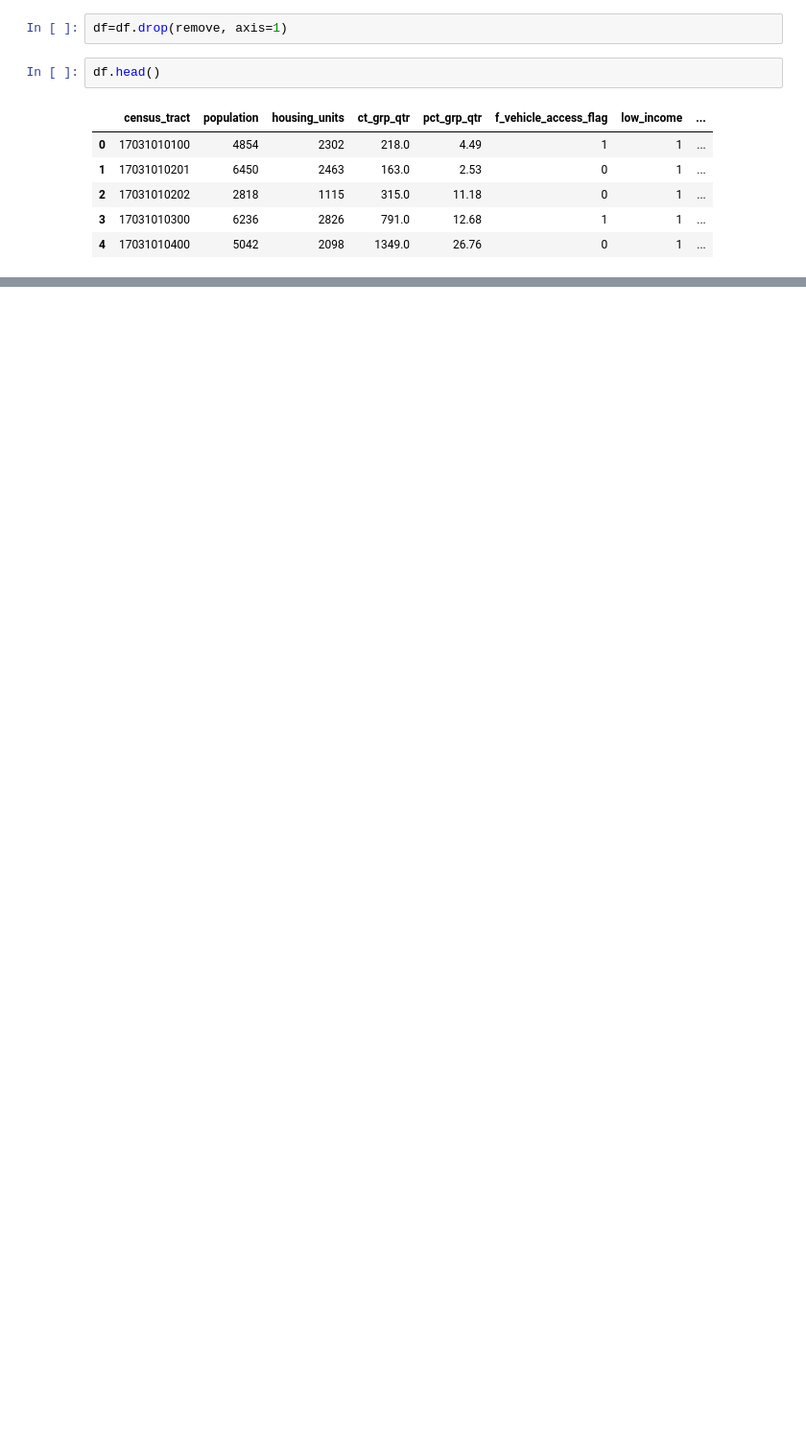
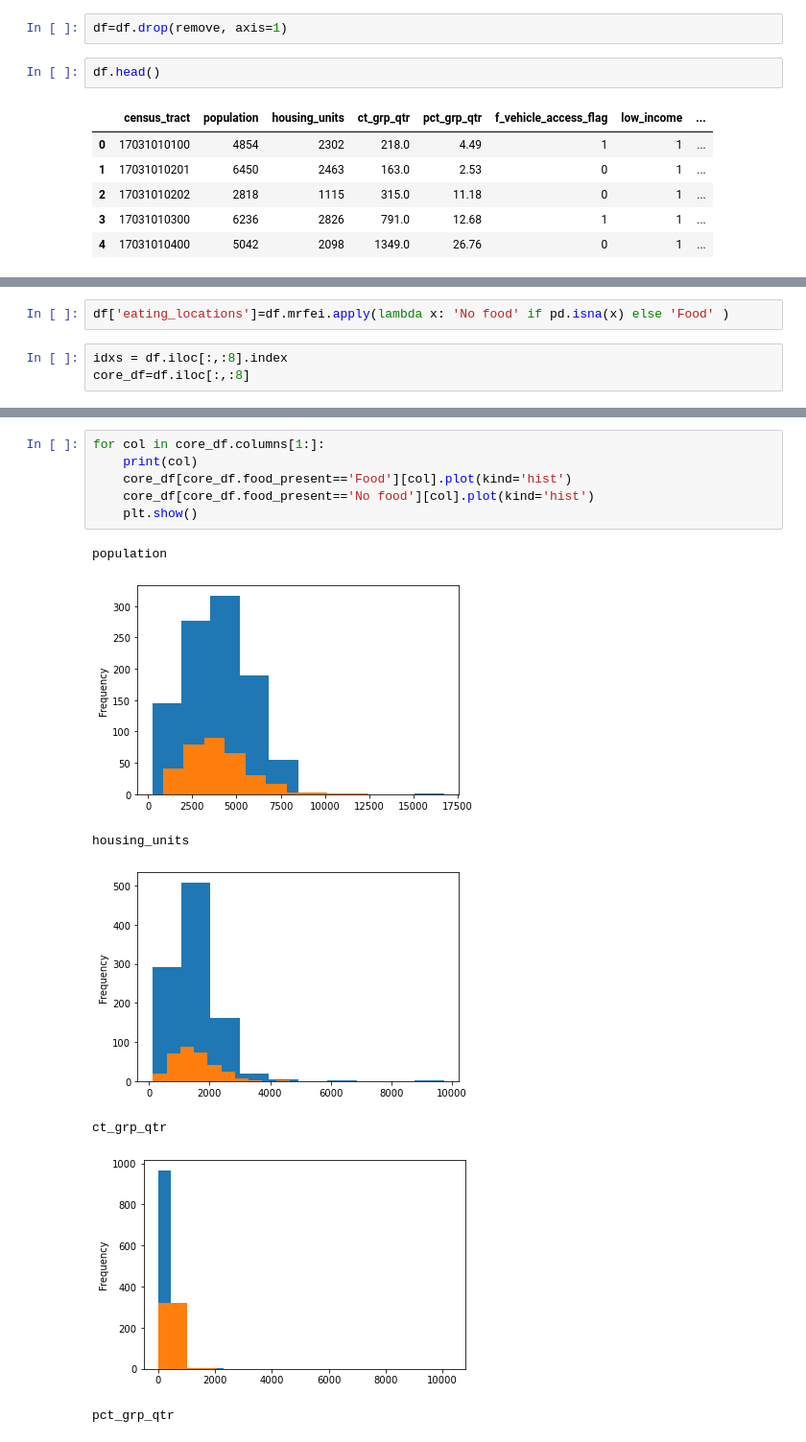
Before and after one commit to DS4A-team92/food-deserts, a Jupyter notebook: notebooks/1.0-bd-EDA.ipynb, the cells around one changed output, grey strips where cells are left out. Shown: that part at 96% size. Saved outputs shown, nothing was run; the diff lists cells and outputs as text; blank space fills up the shorter version.

```diff
--- a/notebooks/1.0-bd-EDA.ipynb
+++ b/notebooks/1.0-bd-EDA.ipynb
@@ -74,0 +77,5 @@ Name: mrfei, Length: 107, dtype: float64
+# %%
+df['eating_locations']=df.mrfei.apply(lambda x: 'No food' if pd.isna(x) else 'Food' )
+# %%
+idxs = df.iloc[:,:8].index
+core_df=df.iloc[:,:8]
@@ -74,0 +122,14 @@ Name: mrfei, Length: 107, dtype: float64
+# %%
+for col in core_df.columns[1:]:
+    print(col)
+    core_df[core_df.food_present=='Food'][col].plot(kind='hist')
+    core_df[core_df.food_present=='No food'][col].plot(kind='hist')
+    plt.show()
+# %% [output]
+population
+[figure, added]
+housing_units
+[figure, added]
+ct_grp_qtr
+[figure, added]
+pct_grp_qtr
```
Also changed, not shown: parts of 18 cells of this notebook.
